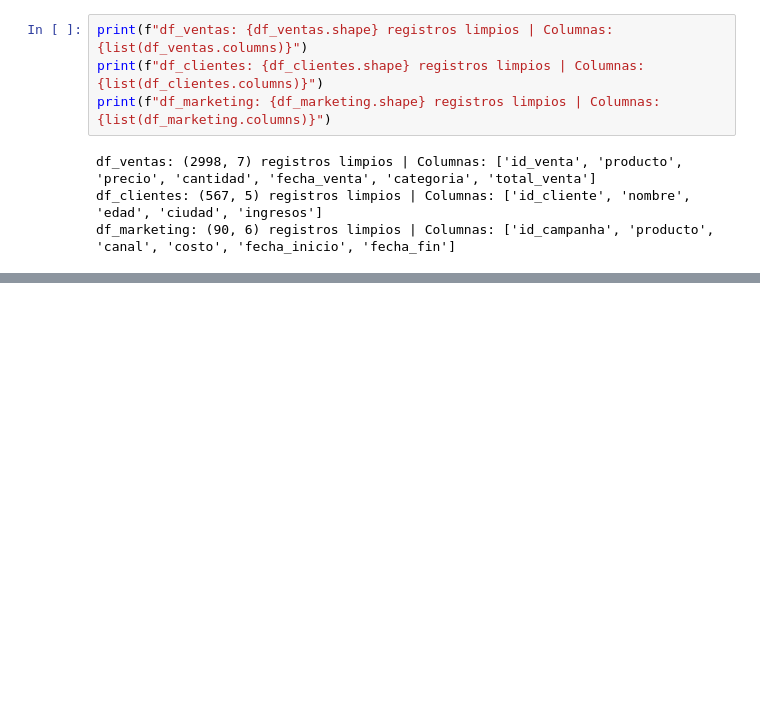
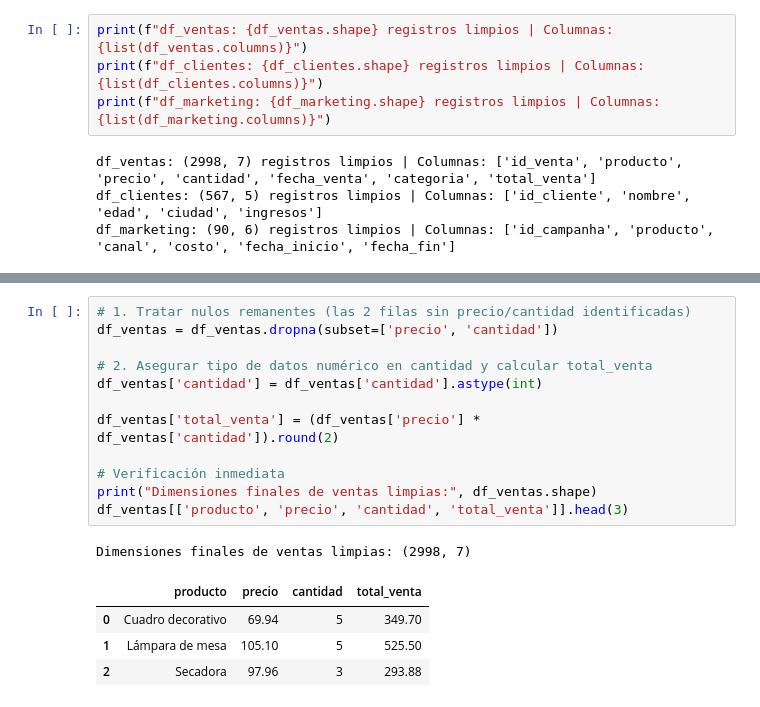
Before and after one commit to 1703xtt/ttvpre1, a Jupyter notebook: preentrega_1.ipynb, the cells around one changed output, grey strips where cells are left out. Saved outputs shown, nothing was run; the diff lists cells and outputs as text; blank space fills up the shorter version.

```diff
--- a/preentrega_1.ipynb
+++ b/preentrega_1.ipynb
@@ -610,0 +641,18 @@ df_marketing: (90, 6) registros limpios | Columnas: ['id_campanha', 'producto',
+# %%
+# 1. Tratar nulos remanentes (las 2 filas sin precio/cantidad identificadas)
+df_ventas = df_ventas.dropna(subset=['precio', 'cantidad'])
+
+# 2. Asegurar tipo de datos numérico en cantidad y calcular total_venta
+df_ventas['cantidad'] = df_ventas['cantidad'].astype(int)
+
+df_ventas['total_venta'] = (df_ventas['precio'] * df_ventas['cantidad']).round(2)
+
+# Verificación inmediata
+print("Dimensiones finales de ventas limpias:", df_ventas.shape)
+df_ventas[['producto', 'precio', 'cantidad', 'total_venta']].head(3)
+# %% [output]
+Dimensiones finales de ventas limpias: (2998, 7)
+|  | producto | precio | cantidad | total_venta |
+| 0 | Cuadro decorativo | 69.94 | 5 | 349.70 |
+| 1 | Lámpara de mesa | 105.10 | 5 | 525.50 |
+| 2 | Secadora | 97.96 | 3 | 293.88 |
```
Also changed, not shown: parts of 32 cells of this notebook, 1 other file.
